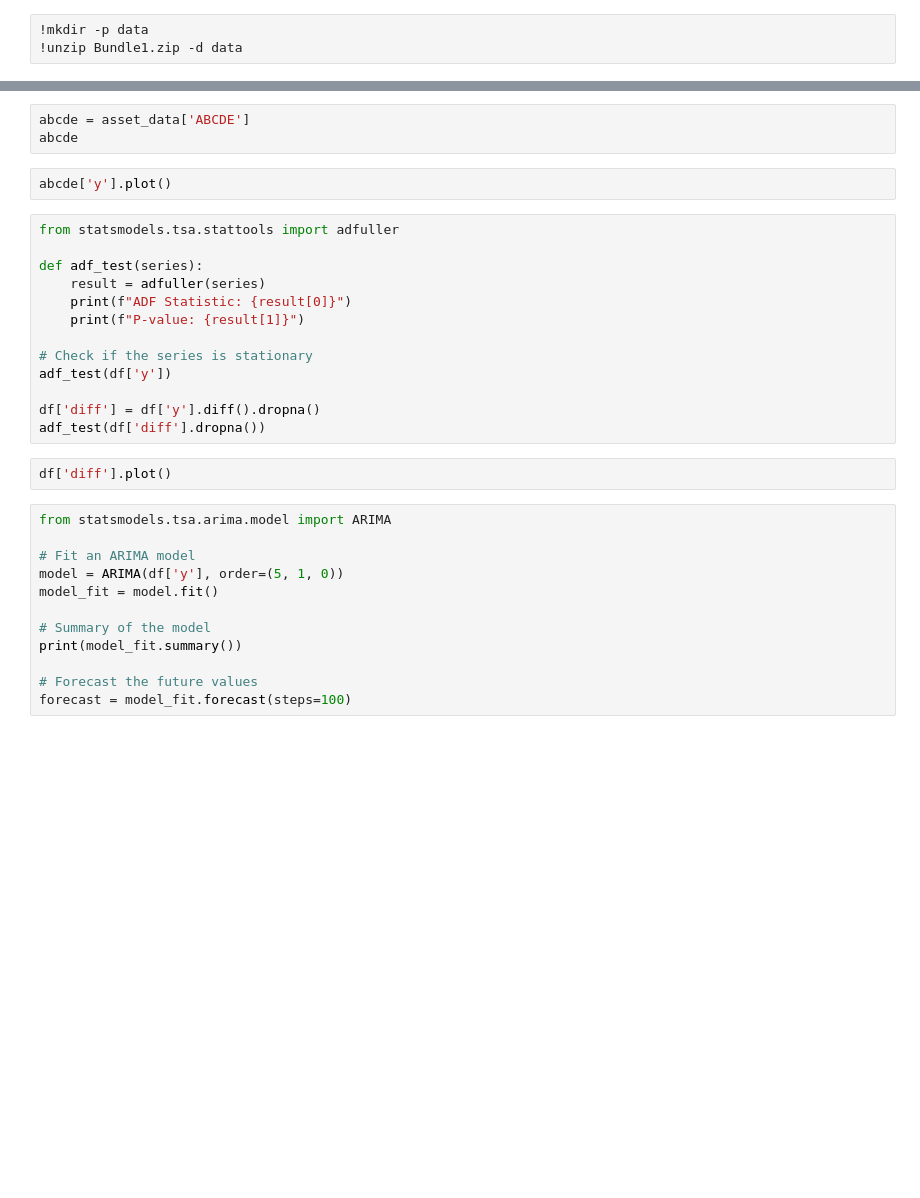
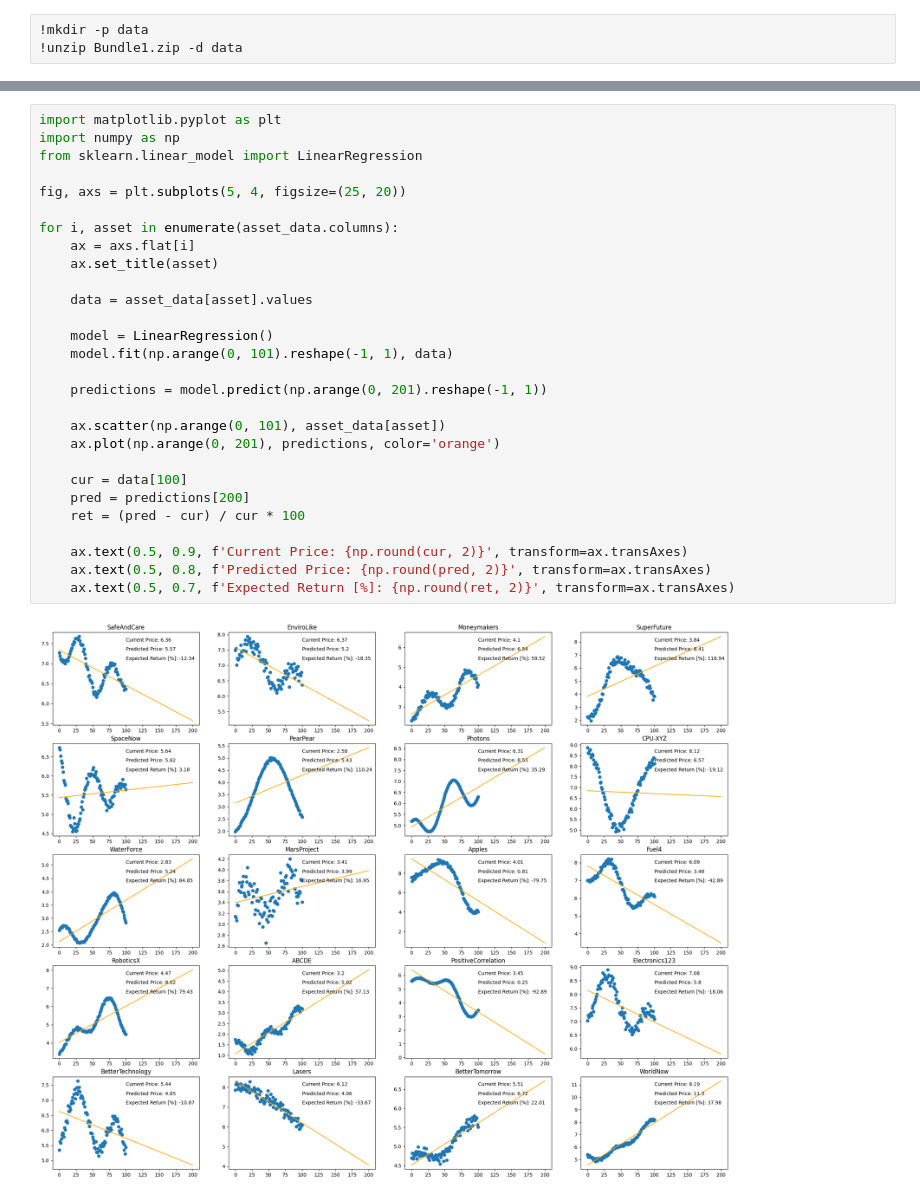
Before and after one commit to BbqGamer/moo, a Jupyter notebook: Script1.ipynb, the cells around one changed output, grey strips where cells are left out. Cells and saved outputs as stored; diff of their text form; blank space fills up the shorter version.

Commit message:
Add linear regression and covariance plots

```diff
--- a/Script1.ipynb
+++ b/Script1.ipynb
@@ -131,33 +128,31 @@ asset_data
-# %%
-abcde = asset_data['ABCDE']
-abcde
-# %%
-abcde['y'].plot()
-# %%
-from statsmodels.tsa.stattools import adfuller
-
-def adf_test(series):
-    result = adfuller(series)
-    print(f"ADF Statistic: {result[0]}")
-    print(f"P-value: {result[1]}")
-
-# Check if the series is stationary
-adf_test(df['y'])
-
-df['diff'] = df['y'].diff().dropna()
-adf_test(df['diff'].dropna())
-# %%
-df['diff'].plot()
-# %%
-from statsmodels.tsa.arima.model import ARIMA
-
-# Fit an ARIMA model
-model = ARIMA(df['y'], order=(5, 1, 0))
-model_fit = model.fit()
-
-# Summary of the model
-print(model_fit.summary())
-
-# Forecast the future values
-forecast = model_fit.forecast(steps=100)
+# %%
+import matplotlib.pyplot as plt
+import numpy as np
+from sklearn.linear_model import LinearRegression
+
+fig, axs = plt.subplots(5, 4, figsize=(25, 20))
+
+for i, asset in enumerate(asset_data.columns):
+    ax = axs.flat[i]
+    ax.set_title(asset)
+
+    data = asset_data[asset].values
+
+    model = LinearRegression()
+    model.fit(np.arange(0, 101).reshape(-1, 1), data)
+
+    predictions = model.predict(np.arange(0, 201).reshape(-1, 1))
+
+    ax.scatter(np.arange(0, 101), asset_data[asset])
+    ax.plot(np.arange(0, 201), predictions, color='orange')
+
+    cur = data[100]
+    pred = predictions[200]
+    ret = (pred - cur) / cur * 100
+
+    ax.text(0.5, 0.9, f'Current Price: {np.round(cur, 2)}', transform=ax.transAxes)
+    ax.text(0.5, 0.8, f'Predicted Price: {np.round(pred, 2)}', transform=ax.transAxes)
+    ax.text(0.5, 0.7, f'Expected Return [%]: {np.round(ret, 2)}', transform=ax.transAxes)
+# %% [output]
+[figure, added]
 # %%
```
Also changed, not shown: parts of 6 cells of this notebook.
